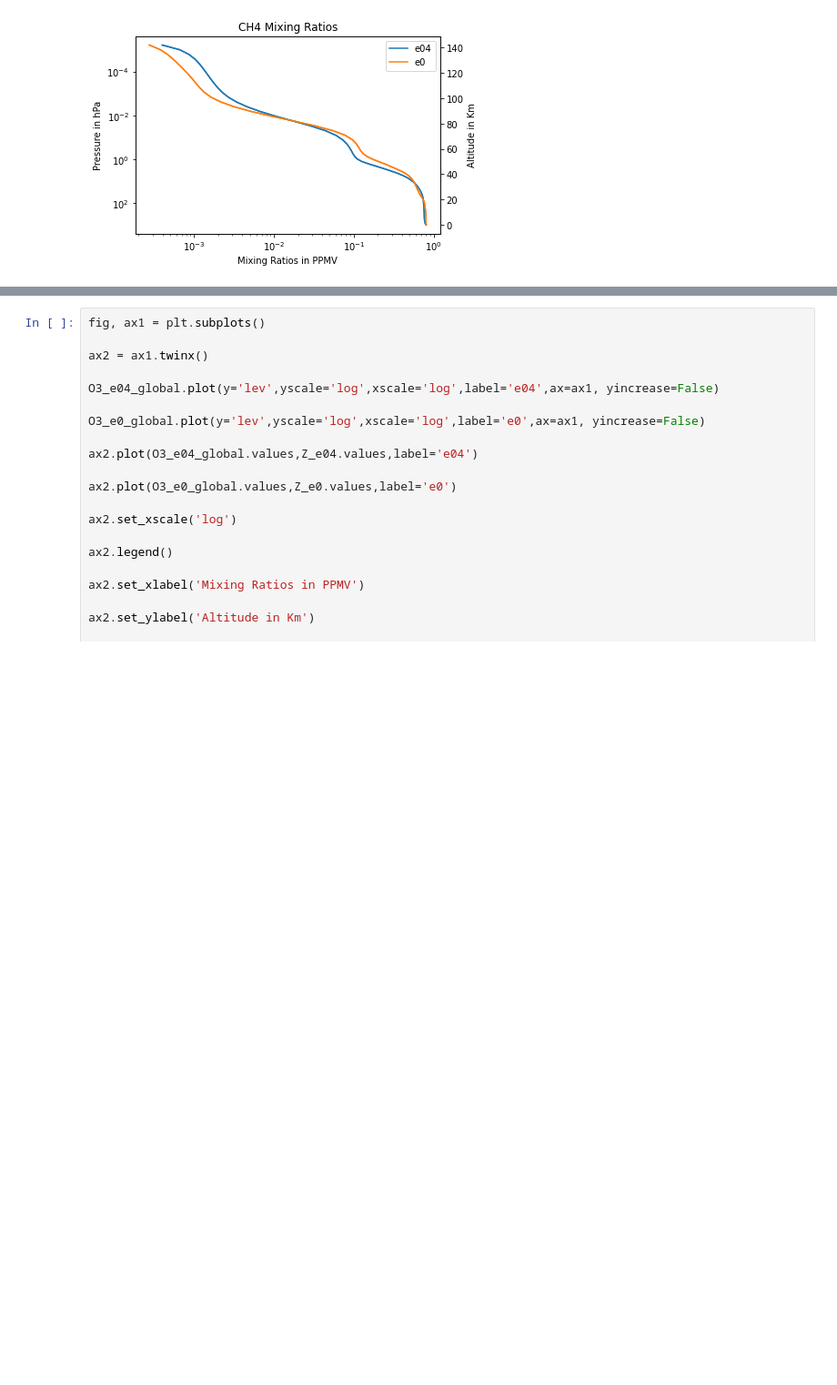
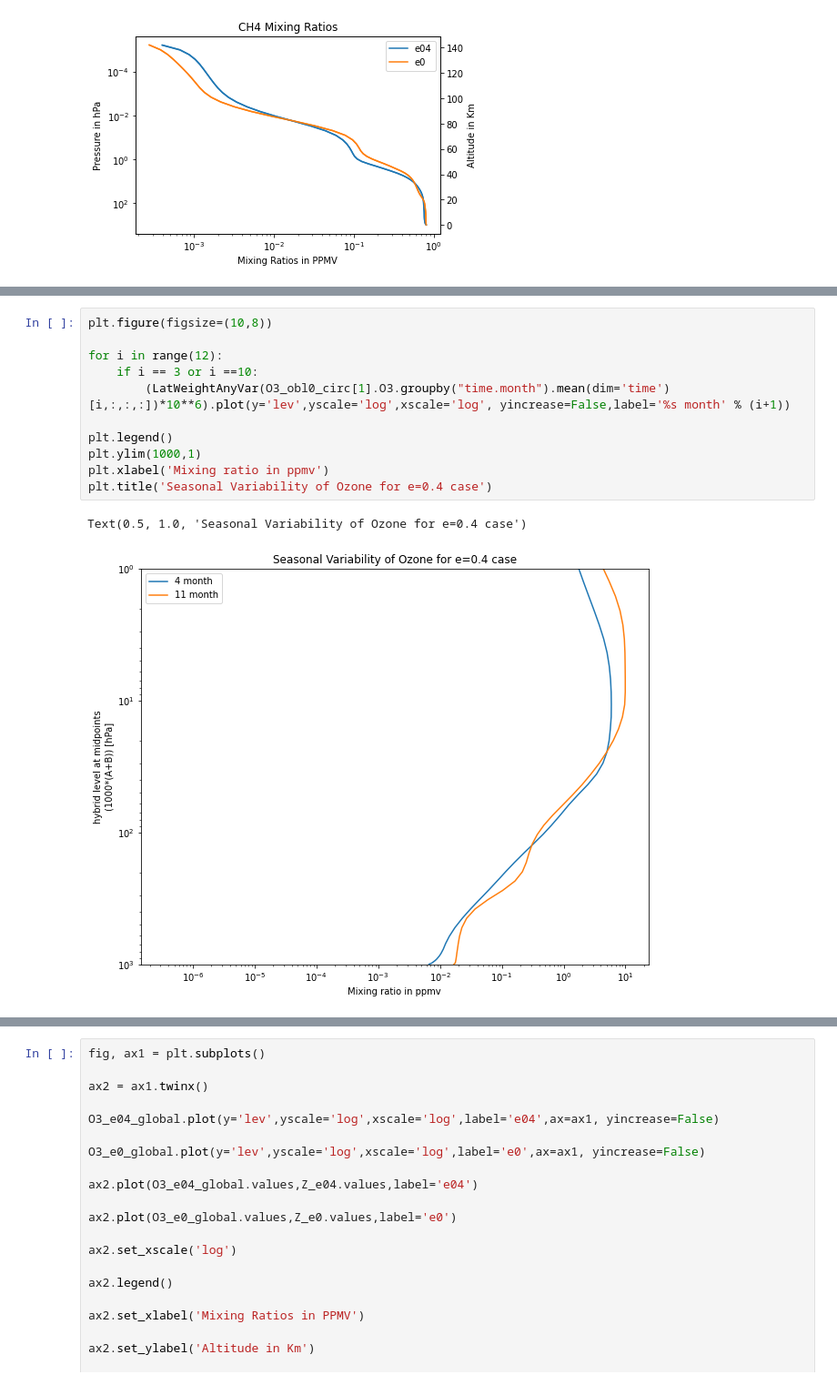
Before and after one commit to pybl1994/analysis_code, a Jupyter notebook: MixingRatios&WaterProcesses.ipynb, the cells around one changed output, grey strips where cells are left out. Shown at 91% size. Cells and saved outputs as stored; diff of their text form; blank space fills up the shorter version.

```diff
--- a/MixingRatios&WaterProcesses.ipynb
+++ b/MixingRatios&WaterProcesses.ipynb
@@ -397,0 +588,14 @@ CH4_MR_E04 0.0026921129441477643
+# %%
+plt.figure(figsize=(10,8))
+
+for i in range(12):
+    if i == 3 or i ==10:
+        (LatWeightAnyVar(O3_obl0_circ[1].O3.groupby("time.month").mean(dim='time')[i,:,:,:])*10**6).plot(y='lev',yscale='log',xscale='log', yincrease=False,label='%s month' % (i+1))
+
+plt.legend()
+plt.ylim(1000,1)
+plt.xlabel('Mixing ratio in ppmv')
+plt.title('Seasonal Variability of Ozone for e=0.4 case')
+# %% [output]
+Text(0.5, 1.0, 'Seasonal Variability of Ozone for e=0.4 case')
+[figure, added]
```
Also changed, not shown: parts of 124 cells of this notebook.
